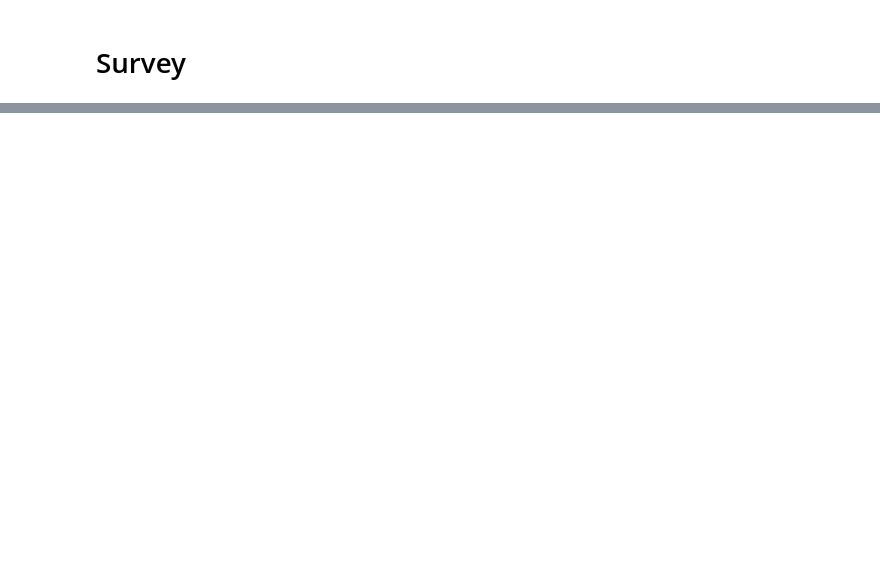
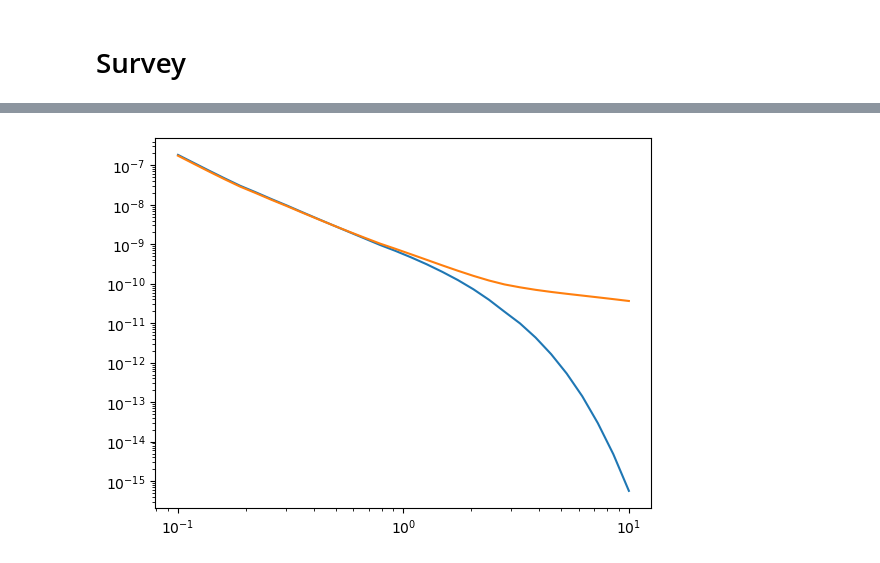
Before and after one commit to ubcgif/2024-aqgeo-meeting-em-tutorial, a Jupyter notebook: 3-forward-Tensor.ipynb, the cells around one changed output, grey strips where cells are left out. Cells and saved outputs as stored; diff of their text form; code cells hidden in the pictures; blank space fills up the shorter version.

```diff
--- a/3-forward-Tensor.ipynb
+++ b/3-forward-Tensor.ipynb
@@ -252,16 +251,18 @@ val[src, rx].shape
 # %%
 # look at data for a single point
 location_plot = np.r_[0, 0, 0]
 
 ind_plot = np.argmin(np.linalg.norm(rx_locs - location_plot, axis=1))
 
 fig, ax = plt.subplots(1, 1)
 
 for key, val in dpred.items():
     src = val.survey.source_list[0]
     rx = src.receiver_list[-1]  # grab the z-component
     dpred_plot = val[src, rx].reshape(len(rx_locs), len(rx_times), order="F")
-    ax.loglog(rx_times, -dpred_plot[ind_plot, :], label=key)
+    ax.loglog(rx_times*1e3, -dpred_plot[ind_plot, :], label=key)
+# %% [output]
+[figure, added]
 # %%
 def plot_current_density(
     key, ti, ax=None, xlim=400*np.r_[-1, 1], zlim=np.r_[-500, 80],
```
Also changed, not shown: parts of 12 cells of this notebook, 4 other files.
